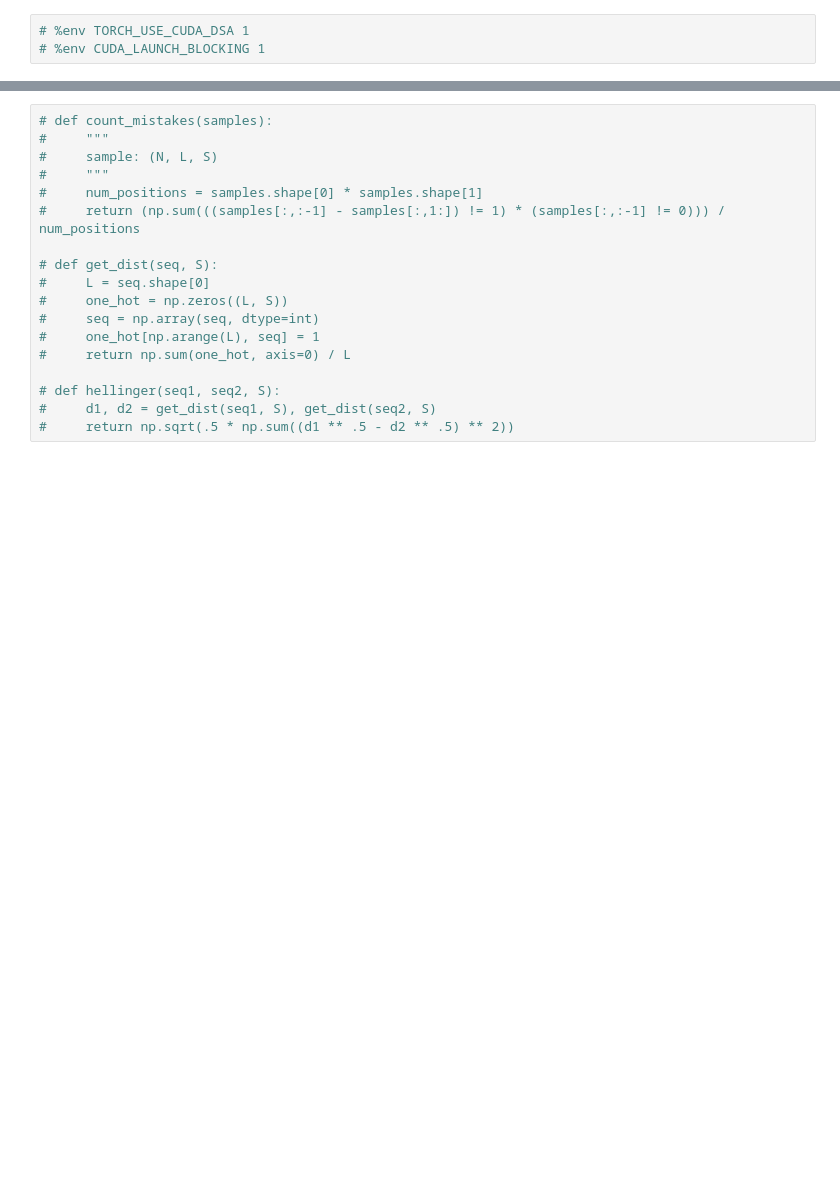
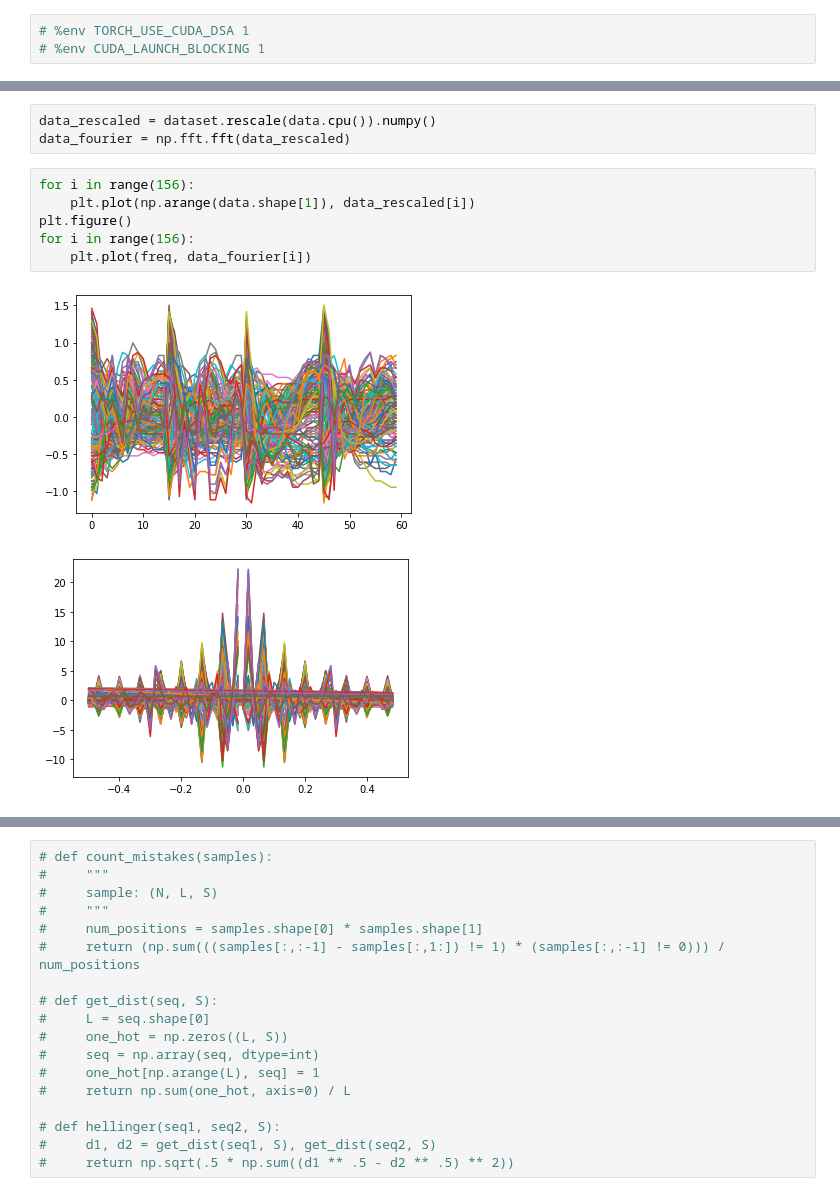
Before and after one commit to matthew9671/tauLDR, a Jupyter notebook: notebooks/eval_unconditional.ipynb, the cells around one changed output, grey strips where cells are left out. Cells and saved outputs as stored; diff of their text form; blank space fills up the shorter version.

```diff
--- a/notebooks/eval_unconditional.ipynb
+++ b/notebooks/eval_unconditional.ipynb
@@ -68,3 +68,15 @@ model.eval()
 
 dataset = dataset_utils.get_dataset(eval_cfg, device)
 data = dataset.data
+# %%
+data_rescaled = dataset.rescale(data.cpu()).numpy()
+data_fourier = np.fft.fft(data_rescaled)
+# %%
+for i in range(156):
+    plt.plot(np.arange(data.shape[1]), data_rescaled[i])
+plt.figure()
+for i in range(156):
+    plt.plot(freq, data_fourier[i])
+# %% [output]
+[figure, added]
+[figure, added]
```
Also changed, not shown: parts of 5 cells of this notebook, 3 other files.
